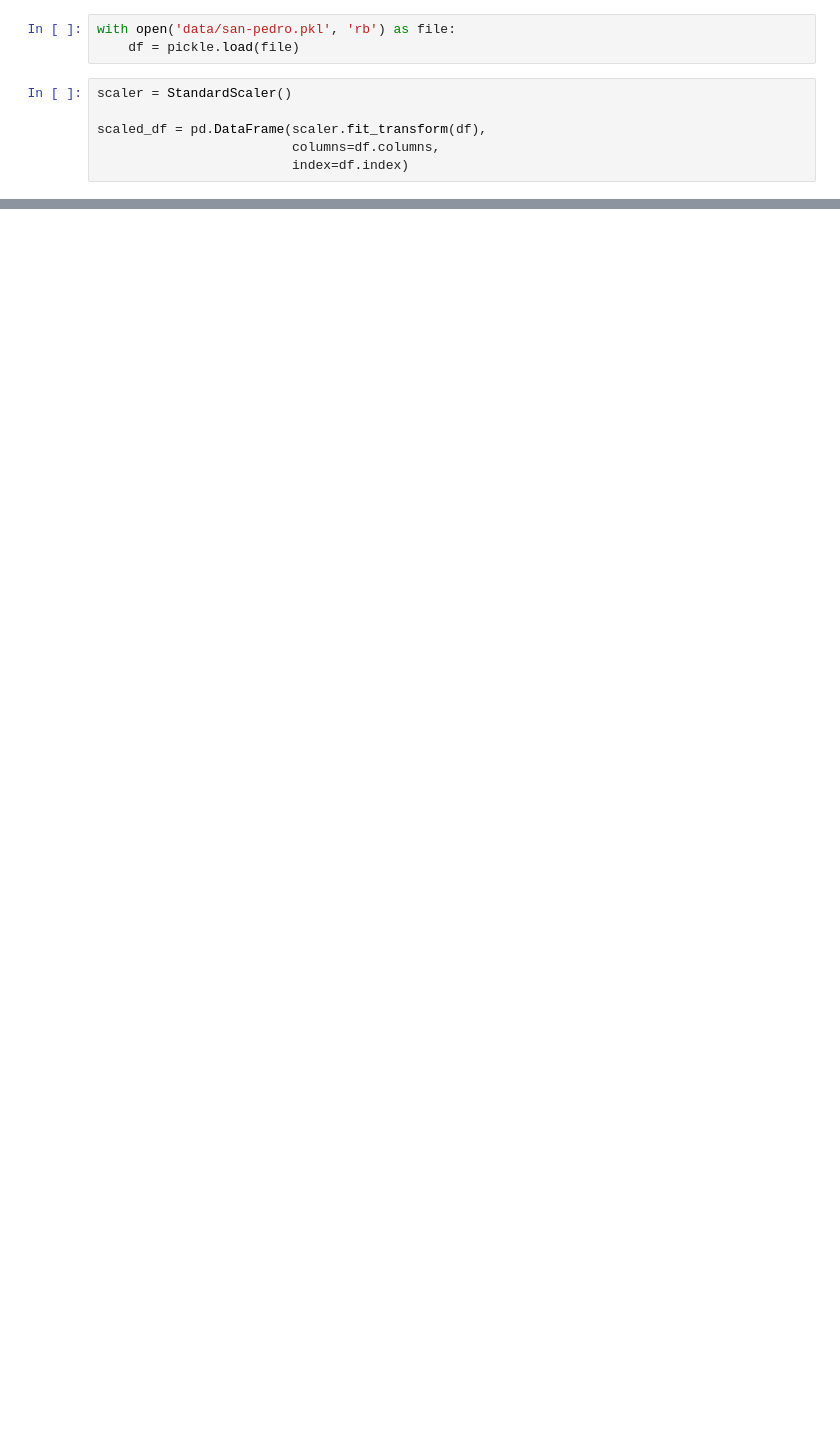
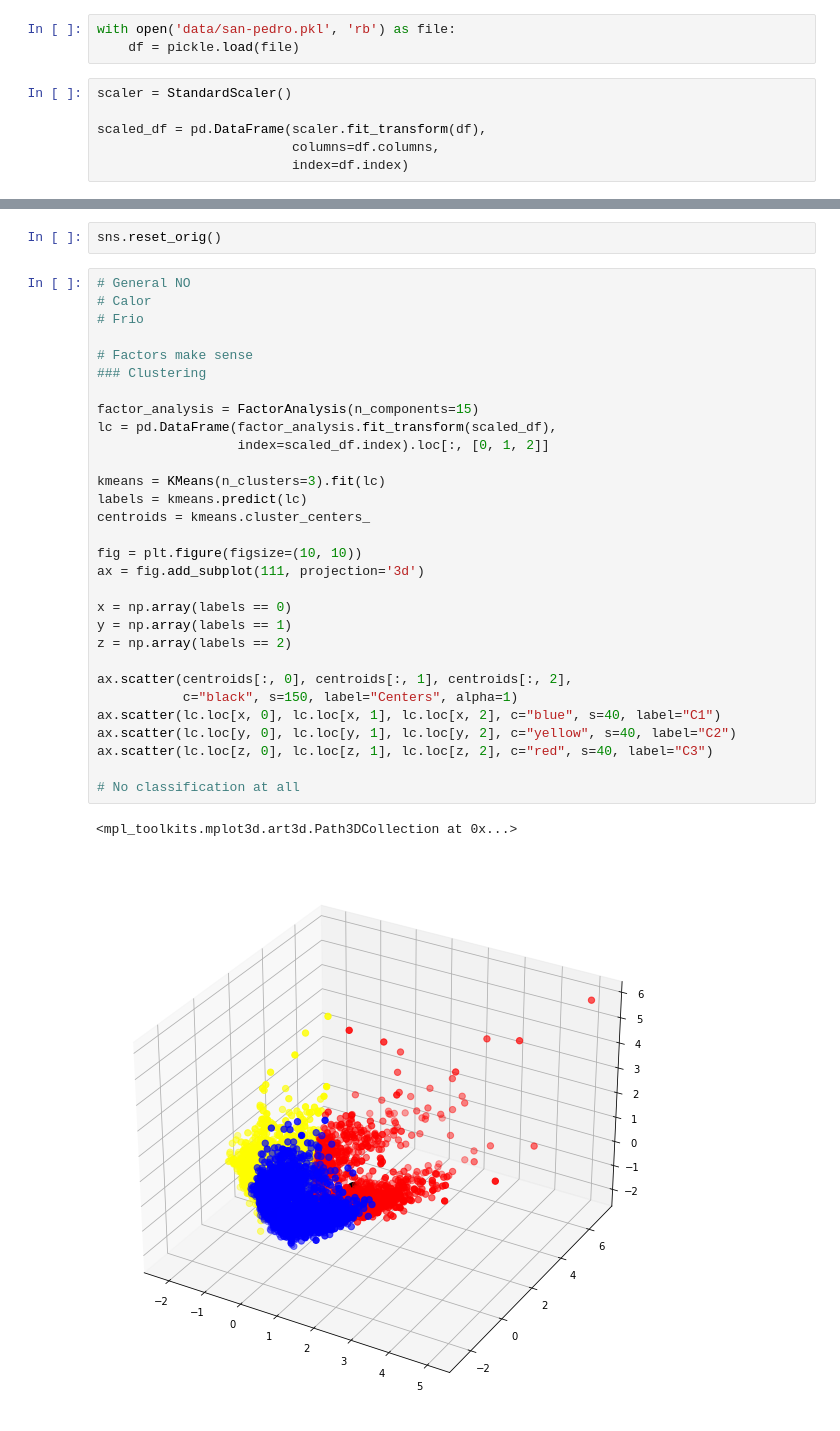
Before and after one commit to kmontocam/MA2003B, a Jupyter notebook: analysis.ipynb, the cells around one changed output, grey strips where cells are left out. Cells and saved outputs as stored; diff of their text form; blank space fills up the shorter version.

Commit message:
Enhancement: grouping and factor analysis

```diff
--- a/analysis.ipynb
+++ b/analysis.ipynb
@@ -137,0 +156,35 @@ dtype: float64
+# %%
+sns.reset_orig()
+# %%
+# General NO
+# Calor
+# Frio
+
+# Factors make sense
+### Clustering
+
+factor_analysis = FactorAnalysis(n_components=15)
+lc = pd.DataFrame(factor_analysis.fit_transform(scaled_df),
+                  index=scaled_df.index).loc[:, [0, 1, 2]]
+
+kmeans = KMeans(n_clusters=3).fit(lc)
+labels = kmeans.predict(lc)
+centroids = kmeans.cluster_centers_
+
+fig = plt.figure(figsize=(10, 10))
+ax = fig.add_subplot(111, projection='3d')
+
+x = np.array(labels == 0)
+y = np.array(labels == 1)
+z = np.array(labels == 2)
+
+ax.scatter(centroids[:, 0], centroids[:, 1], centroids[:, 2],
+           c="black", s=150, label="Centers", alpha=1)
+ax.scatter(lc.loc[x, 0], lc.loc[x, 1], lc.loc[x, 2], c="blue", s=40, label="C1")
+ax.scatter(lc.loc[y, 0], lc.loc[y, 1], lc.loc[y, 2], c="yellow", s=40, label="C2")
+ax.scatter(lc.loc[z, 0], lc.loc[z, 1], lc.loc[z, 2], c="red", s=40, label="C3")
+
+# No classification at all
+# %% [output]
+<mpl_toolkits.mplot3d.art3d.Path3DCollection at 0x...>
+[figure, added]
```
Also changed, not shown: parts of 26 cells of this notebook.
